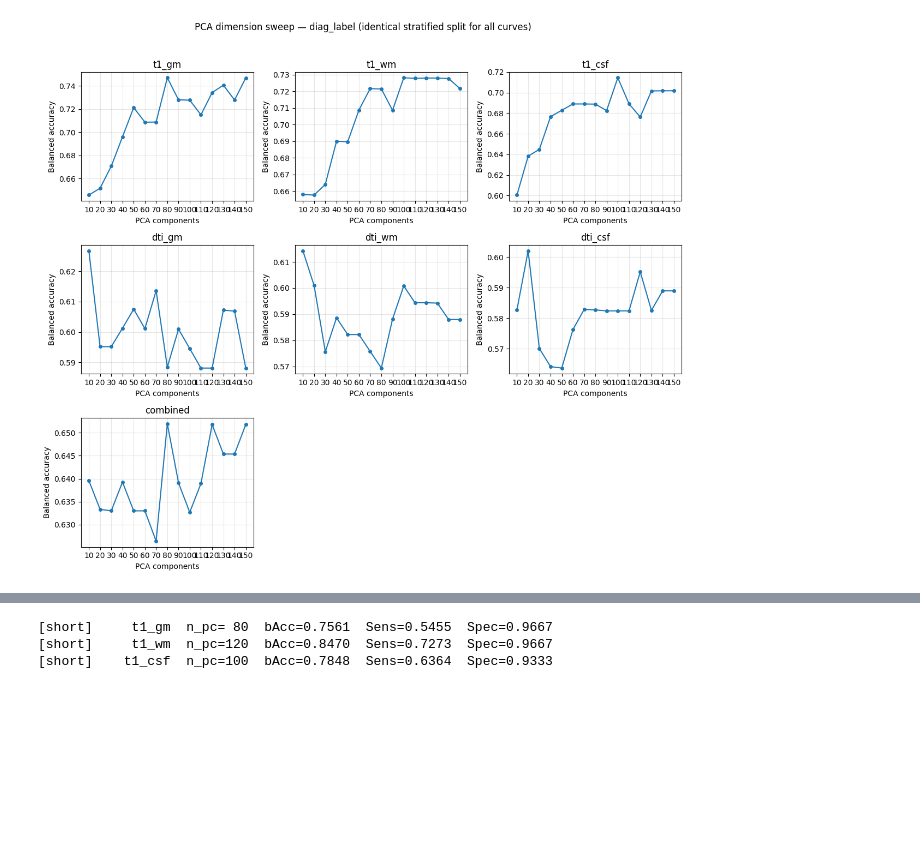
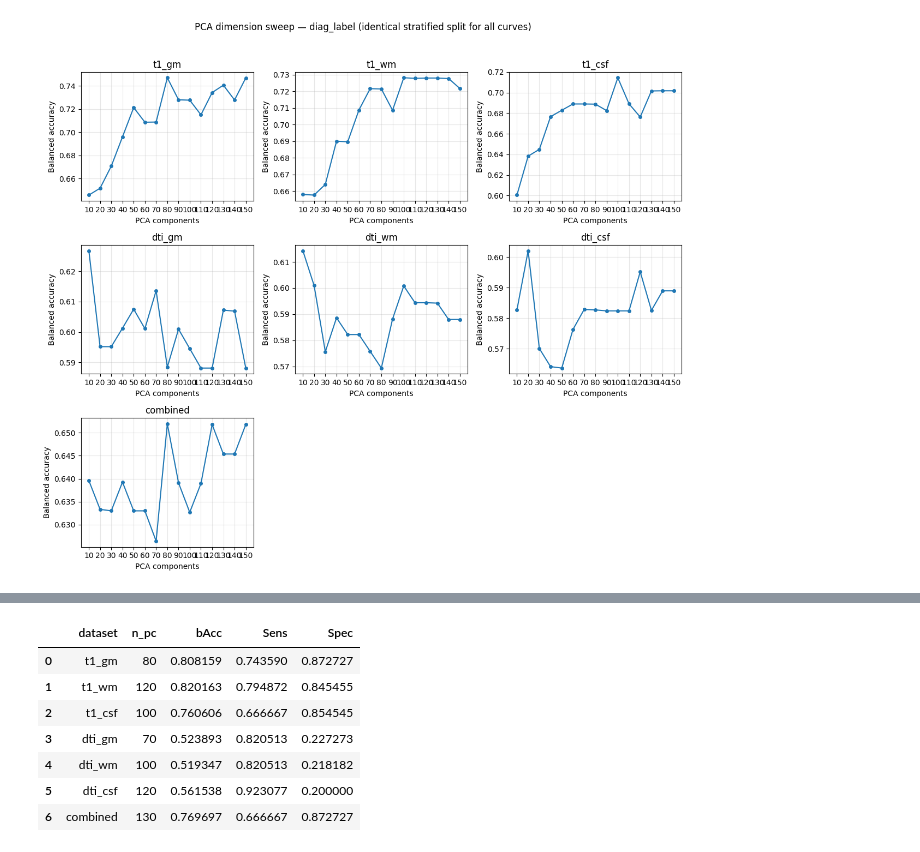
Before and after one commit to william2952/ADRU, a Jupyter notebook: model_analysis_v3.ipynb, the cells around one changed output, grey strips where cells are left out. Drawn from its saved outputs; the diff is of its cells as text; code cells hidden in the pictures; blank space fills up the shorter version.

```diff
--- a/model_analysis_v3.ipynb
+++ b/model_analysis_v3.ipynb
@@ -498,15 +473,13 @@ def _cn_vs_dem_eval_short(meta_df, X_raw_dict, cohort_tag):
 # %%
-cn_vs_dem_short_only = _cn_vs_dem_eval_short(meta_short, X_raw_short, "short")
-
-cols_compare = ["cohort", "dataset", "n_pc", "bAcc", "Sens", "Spec"]
-parts = [cn_vs_dem_results.assign(cohort="long")]
-if not cn_vs_dem_short_only.empty:
-    parts.append(cn_vs_dem_short_only.assign(cohort="short"))
-cn_vs_dem_compare = (
-    pd.concat(parts, ignore_index=True)[cols_compare].sort_values(["dataset", "cohort"])
-)
-cn_vs_dem_compare
+# CN vs Dementia pooled metrics: see `cn_vs_dem_results` in the cell above (uses pooled `meta` / `X_raw`).
+# Re-run from the parquet-load cell after changing cohorts.
+cn_vs_dem_results
 # %% [output]
-[short]     t1_gm  n_pc= 80  bAcc=0.7561  Sens=0.5455  Spec=0.9667
-[short]     t1_wm  n_pc=120  bAcc=0.8470  Sens=0.7273  Spec=0.9667
-[short]    t1_csf  n_pc=100  bAcc=0.7848  Sens=0.6364  Spec=0.9333
+|  | dataset | n_pc | bAcc | Sens | Spec |
+| 0 | t1_gm | 80 | 0.808159 | 0.743590 | 0.872727 |
+| 1 | t1_wm | 120 | 0.820163 | 0.794872 | 0.845455 |
+| 2 | t1_csf | 100 | 0.760606 | 0.666667 | 0.854545 |
+| 3 | dti_gm | 70 | 0.523893 | 0.820513 | 0.227273 |
+| 4 | dti_wm | 100 | 0.519347 | 0.820513 | 0.218182 |
+| 5 | dti_csf | 120 | 0.561538 | 0.923077 | 0.200000 |
+| 6 | combined | 130 | 0.769697 | 0.666667 | 0.872727 |
```
Also changed, not shown: parts of 7 cells of this notebook.
